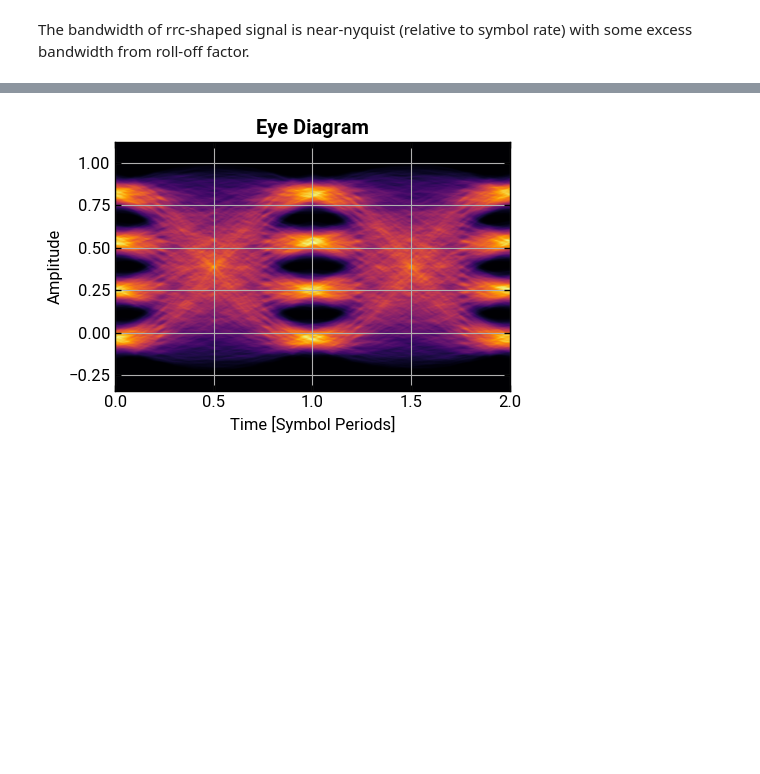
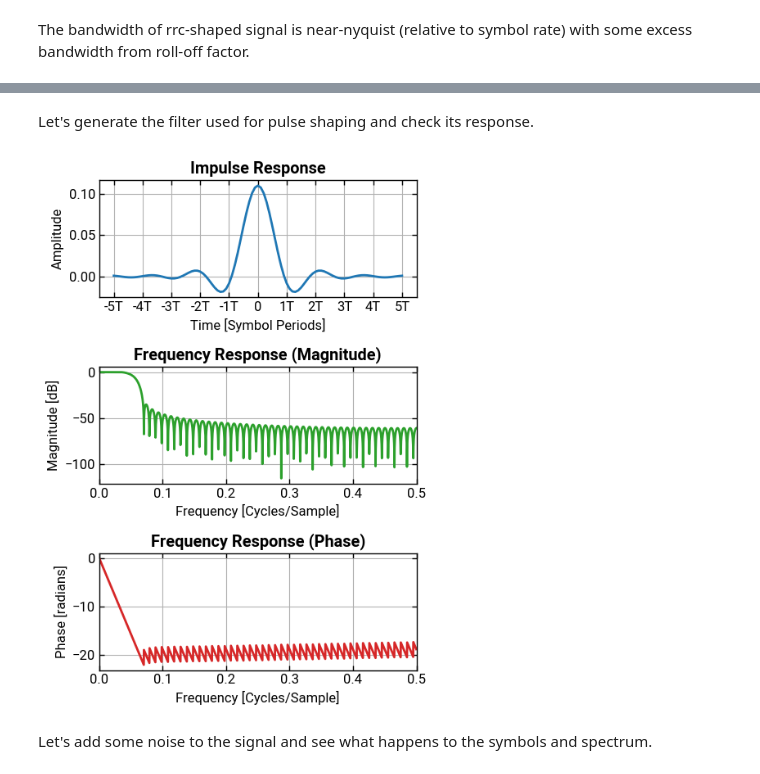
Before and after one commit to lokgar/commstools, a Jupyter notebook: examples/01-pam-waveforms.ipynb, the cells around one changed output, grey strips where cells are left out. Drawn from its saved outputs; the diff is of its cells as text; code cells hidden in the pictures; blank space fills up the shorter version.

```diff
--- a/examples/01-pam-waveforms.ipynb
+++ b/examples/01-pam-waveforms.ipynb
@@ -176,4 +191,9 @@ pam4.plot_psd(show=True, nperseg=2**14, ylim=(-180, -50))
+# %% [markdown]
+Let's generate the filter used for pulse shaping and check its response.
 # %%
-pam4.plot_eye(show=True)
+rrc_filter = rrc_taps(sps=sps, rolloff=0.35, span=10)
+filter_response(rrc_filter, sps=sps, show=True)
 # %% [output]
-[figure, old version]
+[figure, new version]
+# %% [markdown]
+Let's add some noise to the signal and see what happens to the symbols and spectrum.
```
Also changed, not shown: parts of 19 cells of this notebook, 4 other files.
